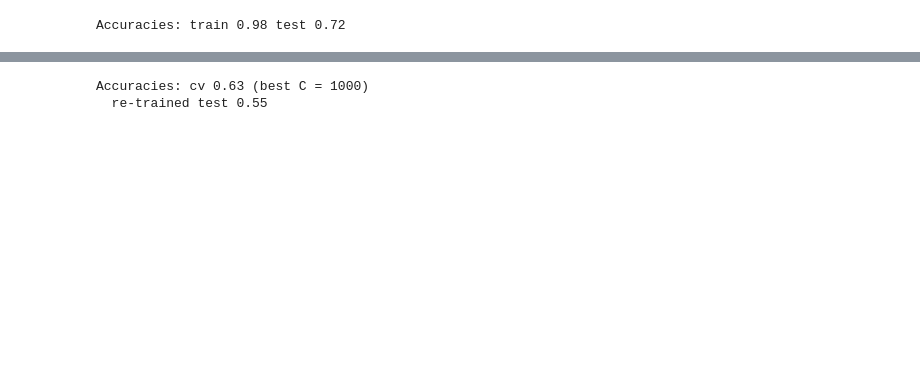
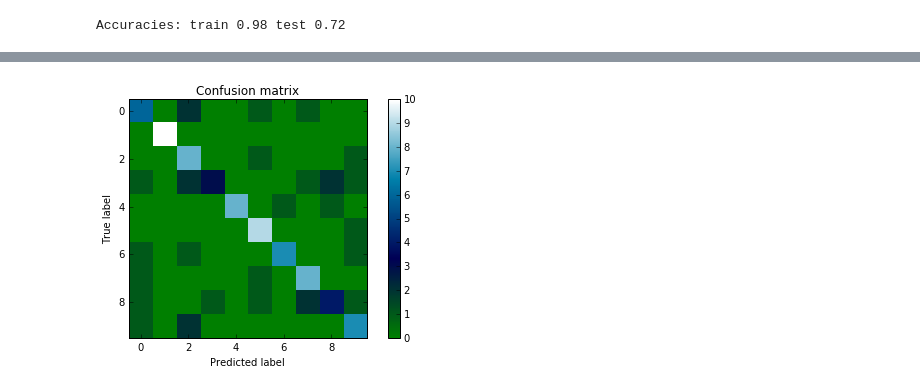
Before and after one commit to PrincetonUniversity/vox-music-classification, a Jupyter notebook: notebooks/fv-msvm.ipynb, the cells around one changed output, grey strips where cells are left out. Cells and saved outputs as stored; diff of their text form; code cells hidden in the pictures; blank space fills up the shorter version.

```diff
--- a/notebooks/fv-msvm.ipynb
+++ b/notebooks/fv-msvm.ipynb
@@ -139,29 +168,15 @@ print('  re-trained test {}'.format(svm.score(teXadj, teY)))
-# %%
-from sklearn.svm import LinearSVC
-
-Cs = [10 ** i for i in range(-4, 5)]
-skf = StratifiedKFold(trY,n_folds=len(Cs))
-best_score, best_model, best_c = -np.inf, None, None
-for (train_index, test_index), C in zip(skf, Cs):
-    trXcv, trYcv = trXadj[train_index], trY[train_index]
-    teXcv, teYcv = trXadj[test_index], trY[test_index]
-    svm = LinearSVC(C=C, penalty='l1', dual=False)
-    svm.fit(trXcv, trYcv)
-    score = svm.score(teXcv, teYcv)
-    if score > best_score:
-        best_score = score
-        best_c = C
-        best_model = svm
-
-svm = best_model
-
-print('Accuracies: cv {} (best C = {})'.format(
-         best_score, best_c))
-svm.fit(trXadj, trY)
-print('  re-trained test {}'.format(svm.score(teXadj, teY)))
-# %% [output]
-Accuracies: cv 0.63 (best C = 1000)
-  re-trained test 0.55
+# %%
+from sklearn.metrics import confusion_matrix
+def plot_confusion_matrix(cm, title='Confusion matrix', cmap=plt.cm.ocean):
+    plt.imshow(cm, interpolation='nearest', cmap=cmap)
+    plt.title(title)
+    plt.colorbar()
+    plt.tight_layout()
+    plt.ylabel('True label')
+    plt.xlabel('Predicted label')
+plot_confusion_matrix(confusion_matrix(teY, svm.predict(teXadj)))
+# %% [output]
+[figure, added]
 # %%
 # Stanford mSVM http://nlp.stanford.edu/IR-book/html/htmledition/multiclass-svms-1.html
 # This requires a new convex program formulation, unsupported within-python.
```
Also changed, not shown: parts of 7 cells of this notebook.
